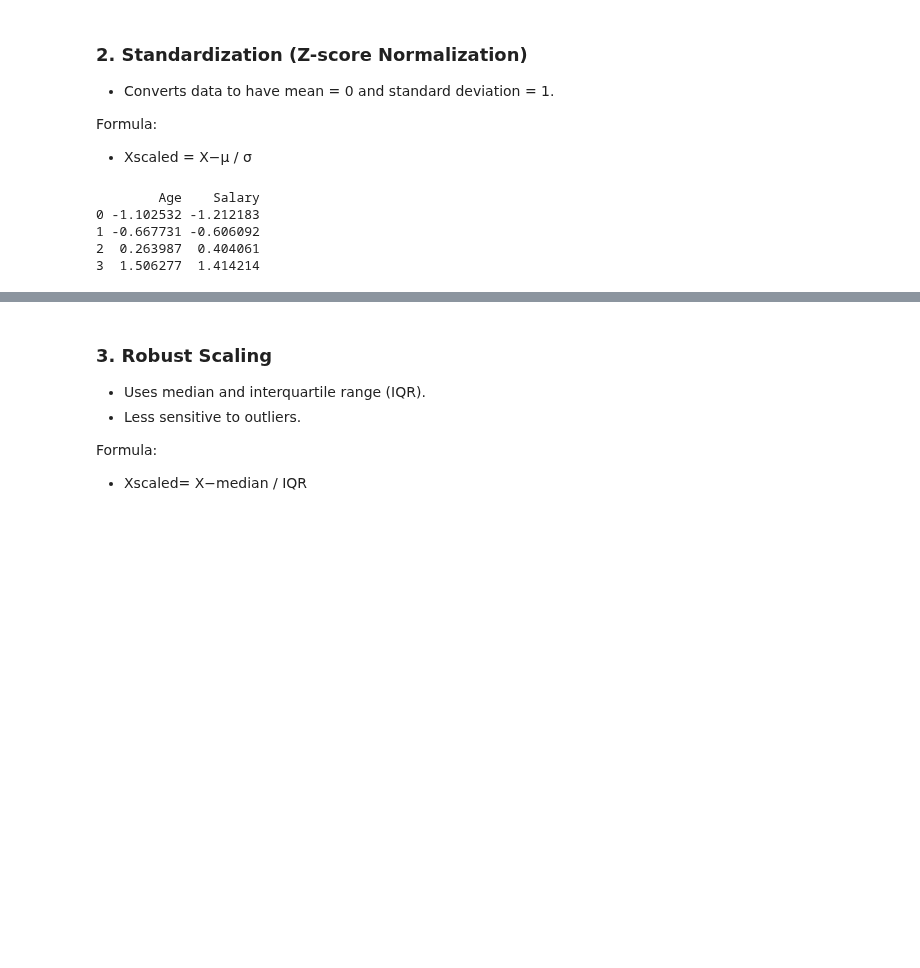
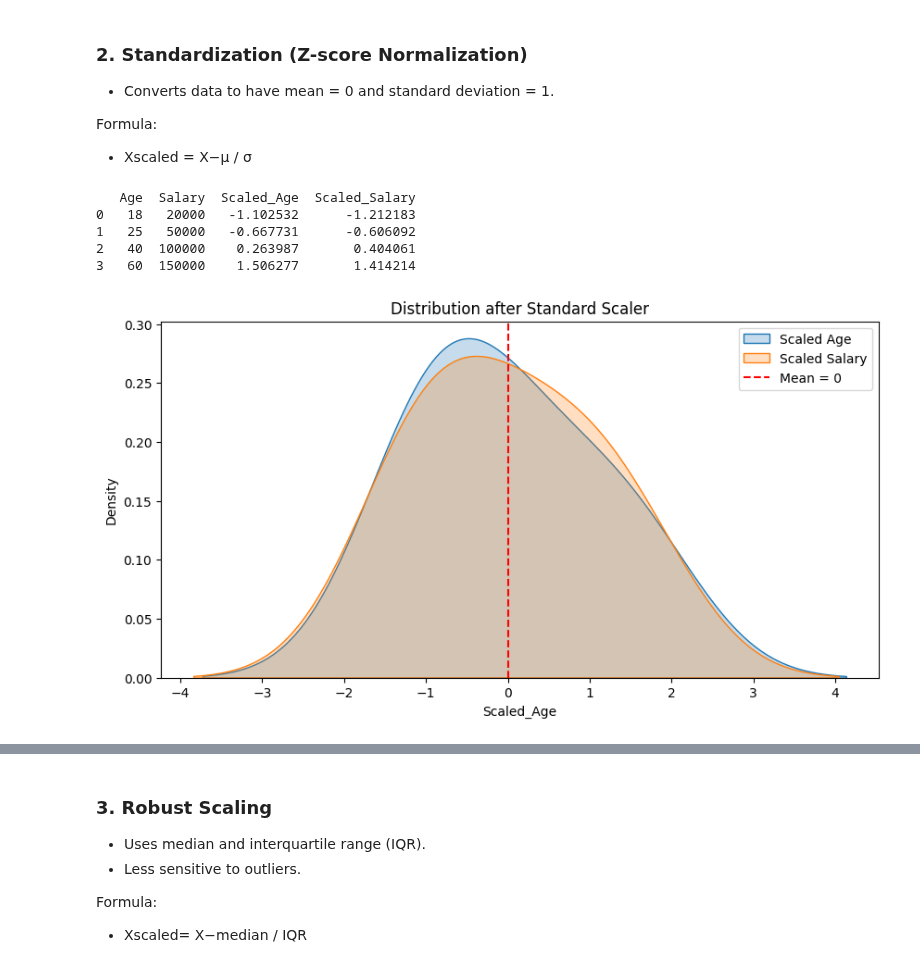
Before and after one commit to ejazurrehman/AI---Data_Science_Course, a Jupyter notebook: pyton_for_data_science/20_feature_scaling.ipynb, the cells around one changed output, grey strips where cells are left out. Cells and saved outputs as stored; diff of their text form; code cells hidden in the pictures; blank space fills up the shorter version.

```diff
--- a/pyton_for_data_science/20_feature_scaling.ipynb
+++ b/pyton_for_data_science/20_feature_scaling.ipynb
@@ -61,12 +143,25 @@ Formula:
 from sklearn.preprocessing import StandardScaler
 
 scaler = StandardScaler()
-scaled = scaler.fit_transform(df)
+df['Scaled_Age'] = scaler.fit_transform(df[['Age']])
+df['Scaled_Salary'] = scaler.fit_transform(df[['Salary']])
 
-print(pd.DataFrame(scaled, columns=df.columns))
+print(df.head())
 # %% [output]
-        Age    Salary
-0 -1.102532 -1.212183
-1 -0.667731 -0.606092
-2  0.263987  0.404061
-3  1.506277  1.414214
+   Age  Salary  Scaled_Age  Scaled_Salary
+0   18   20000   -1.102532      -1.212183
+1   25   50000   -0.667731      -0.606092
+2   40  100000    0.263987       0.404061
+3   60  150000    1.506277       1.414214
+# %%
+import seaborn as sns
+
+plt.figure(figsize=(10,5))
+sns.kdeplot(df["Scaled_Age"], label="Scaled Age", shade=True)
+sns.kdeplot(df["Scaled_Salary"], label="Scaled Salary", shade=True)
+plt.axvline(0, color='red', linestyle='--', label="Mean = 0")
+plt.title("Distribution after Standard Scaler")
+plt.legend()
+plt.show()
+# %% [output]
+[figure, added]
```
Also changed, not shown: parts of 13 cells of this notebook.
